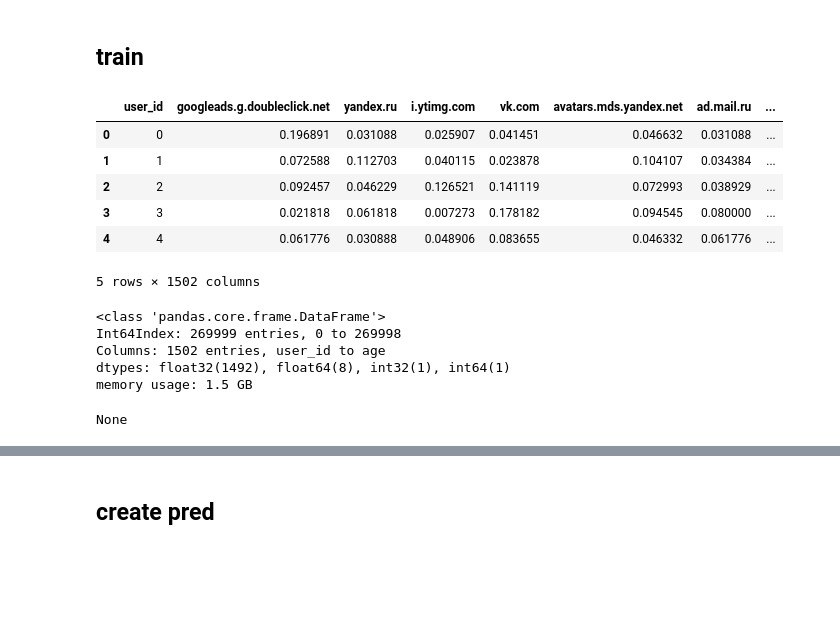
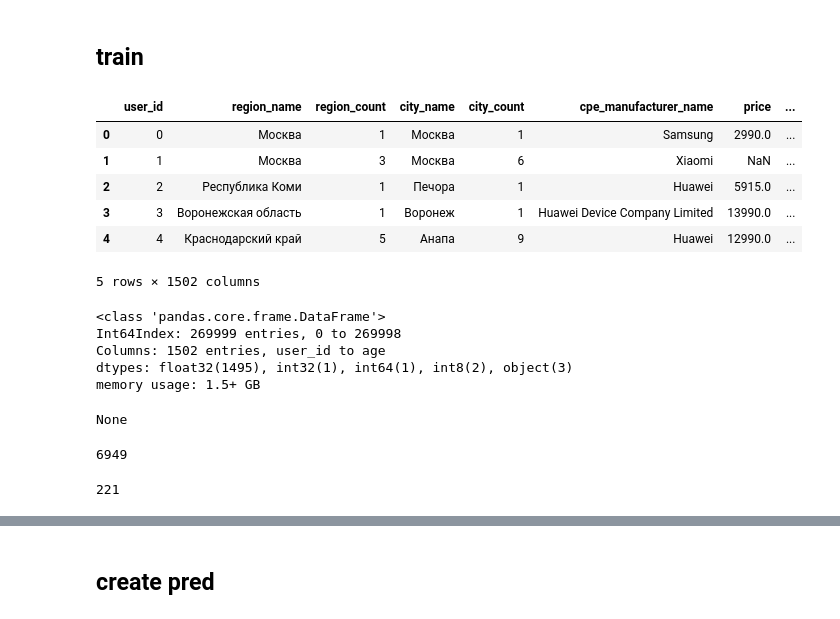
Before and after one commit to koshkidadanet/MTS-ML-CUP, a Jupyter notebook: catboost_age.ipynb, the cells around one changed output, grey strips where cells are left out. Cells and saved outputs as stored; diff of their text form; code cells hidden in the pictures; blank space fills up the shorter version.

```diff
--- a/catboost_age.ipynb
+++ b/catboost_age.ipynb
@@ -16,35 +16,35 @@ from sklearn.model_selection import train_test_split, StratifiedKFold
 # %%
 #df = dd.read_parquet('..\\full_data\\figma_gender\\full_gender_data.parquet').compute()
 df = dd.read_parquet('..\\full_data\\figma_age\\full_age_data.parquet').compute()
 #берем нужные
-df = df.loc[:,['user_id']+df.columns[12:-6].to_list()]
-top = np.load('.\\npy_files\\top1500_features_age_urls.npy',allow_pickle=True)
+#df = df.loc[:,['user_id']+df.columns[12:-6].to_list()]
+top = np.load('.\\npy_files\\top1500_features_full_age.npy',allow_pickle=True)
 df = df.loc[:,(df.columns.isin(top))|(df.columns.isin(['user_id']))]
 
 # добавляем target, удаляем nan
 df = df.merge(pd.read_parquet('..\\full_data\\public_train.pqt',columns=['user_id','age'])[['age','user_id']], on = 'user_id', how = 'inner')
 df = df.loc[~(df['age'].isna()) & (df['age'] != 'NA')]
 df['age'] = df['age'].astype('int8')
 
 def age_bucket(x):
     return bisect.bisect_left([25,35,45,55,65], x)
 df['age'] = df['age'].map(age_bucket)
 
 display(df.head())
 display(df.info())
 # %% [output]
-|  | user_id | googleads.g.doubleclick.net | yandex.ru | i.ytimg.com | vk.com | avatars.mds.yandex.net | ad.mail.ru | ... |
-| 0 | 0 | 0.196891 | 0.031088 | 0.025907 | 0.041451 | 0.046632 | 0.031088 | ... |
-| 1 | 1 | 0.072588 | 0.112703 | 0.040115 | 0.023878 | 0.104107 | 0.034384 | ... |
-| 2 | 2 | 0.092457 | 0.046229 | 0.126521 | 0.141119 | 0.072993 | 0.038929 | ... |
-| 3 | 3 | 0.021818 | 0.061818 | 0.007273 | 0.178182 | 0.094545 | 0.080000 | ... |
-| 4 | 4 | 0.061776 | 0.030888 | 0.048906 | 0.083655 | 0.046332 | 0.061776 | ... |
+|  | user_id | region_name | region_count | city_name | city_count | cpe_manufacturer_name | price | ... |
+| 0 | 0 | Москва | 1 | Москва | 1 | Samsung | 2990.0 | ... |
+| 1 | 1 | Москва | 3 | Москва | 6 | Xiaomi | NaN | ... |
+| 2 | 2 | Республика Коми | 1 | Печора | 1 | Huawei | 5915.0 | ... |
+| 3 | 3 | Воронежская область | 1 | Воронеж | 1 | Huawei Device Company Limited | 13990.0 | ... |
+| 4 | 4 | Краснодарский край | 5 | Анапа | 9 | Huawei | 12990.0 | ... |
 5 rows × 1502 columns
 <class 'pandas.core.frame.DataFrame'>
 Int64Index: 269999 entries, 0 to 269998
 Columns: 1502 entries, user_id to age
-dtypes: float32(1492), float64(8), int32(1), int64(1)
-memory usage: 1.5 GB
+dtypes: float32(1495), int32(1), int64(1), int8(2), object(3)
+memory usage: 1.5+ GB
 None
 # %%
 display(df.isna().sum().sum())
@@ -53,6 +53,9 @@ for name in df['cpe_manufacturer_name'].unique():
         df.loc[(df['cpe_manufacturer_name']==name)&(~df['price'].isna()),'price'].median()
 df.loc[df['price']<1000,'price'] = 1000
 display(df.isna().sum().sum())
+# %% [output]
+6949
+221
 # %%
 x_train = df.drop(['age','user_id'],axis=1)
 y_train = df['age']
```
Also changed, not shown: parts of 9 cells of this notebook, 1 other file.
